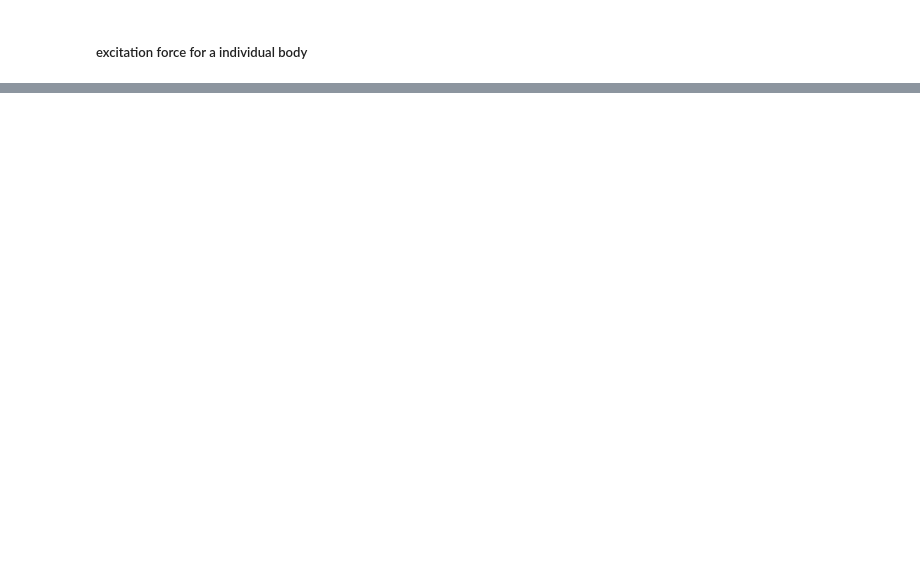
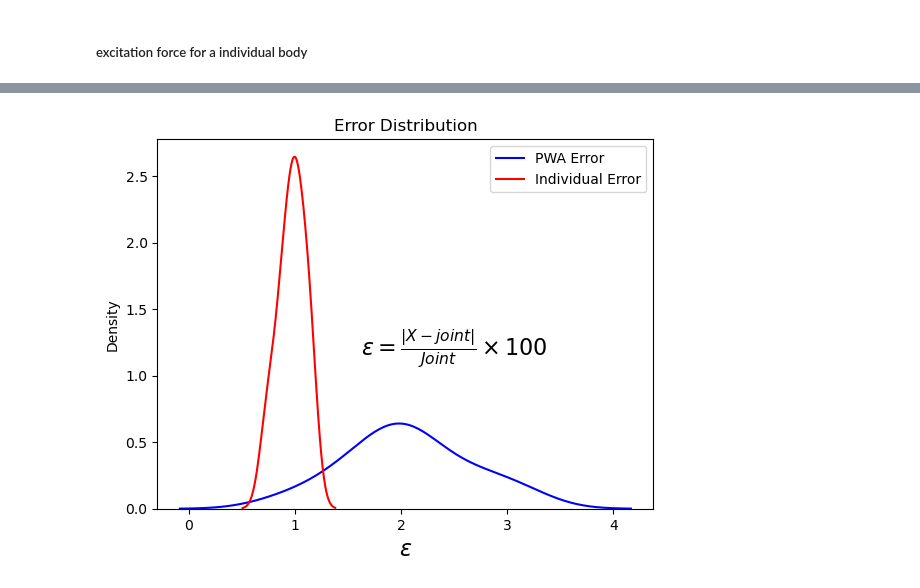
Before and after one commit to symbiotic-engineering/wec_array_opt, a Jupyter notebook: babarit_pwa.ipynb, the cells around one changed output, grey strips where cells are left out. Drawn from its saved outputs; the diff is of its cells as text; code cells hidden in the pictures; blank space fills up the shorter version.

```diff
--- a/babarit_pwa.ipynb
+++ b/babarit_pwa.ipynb
@@ -349 +339,7 @@ single_body
+# %%
+single_simulation = {}
+for bodyi,result in diff_results.items():
+    for bodyj,prob in diff_problems.items():
+        if bodyi==bodyj:
+            single_simulation[bodyj] = result.forces['Heave'] + froude_krylov_force(prob)['Heave']
 # %% [markdown]
@@ -358,0 +368,15 @@ np.abs(body_force[bodies[0]]['Heave'])/np.abs(theoretical_joint) * 100 #np.abs t
+# %%
+
+import pandas as pd
+merged_dict = {}
+for key in body_force.keys():
+    merged_dict[key] = [key.mesh.name.split("_")[0],body_force[key]['Heave'], single_simulation[key], theoretical_joint[key.name+"__Heave"]]
+
+# Create a pandas DataFrame from the merged dictionary
+df = pd.DataFrame(merged_dict, index=["Type",'PWA', 'Single', 'Joint'])
+
+# Transpose the DataFrame to have keys as columns
+df = df.transpose()
+df['Error_PWA_Joint'] = 100*(df['PWA'] - df['Joint'])/df['Joint']
+df['Error_Single_Joint'] = 100*np.abs(df['Single'] - df['Joint'])/df['Joint']
+df.head()
@@ -358,0 +390,24 @@ np.abs(body_force[bodies[0]]['Heave'])/np.abs(theoretical_joint) * 100 #np.abs t
+# %%
+# Extract the real part of the complex values for each column
+import seaborn as sns
+temp_df = pd.DataFrame()
+temp_df['Error_PWA_Joint'] = df['Error_PWA_Joint'].apply(lambda x: x.real)
+temp_df['Error_Single_Joint'] = df['Error_Single_Joint'].apply(lambda x: x.real)
+
+# Plot KDE distribution for each column with different colors
+sns.kdeplot(data=temp_df['Error_PWA_Joint'], color='blue', label='PWA Error')
+sns.kdeplot(data=temp_df['Error_Single_Joint'], color='red', label='Individual Error')
+
+# Adding labels and title
+plt.xlabel(r'$\epsilon$',fontsize = 16)
+plt.ylabel('Density')
+plt.title('Error Distribution')
+plt.text(2.5, 1.2, r'$\epsilon = \frac{|X-joint|}{Joint} \times 100$', fontsize=16, ha='center', va='center')
+
+# Adding a legend
+plt.legend()
+
+# Show the plot
+plt.show()
+# %% [output]
+[figure, added]
```
Also changed, not shown: parts of 26 cells of this notebook.
